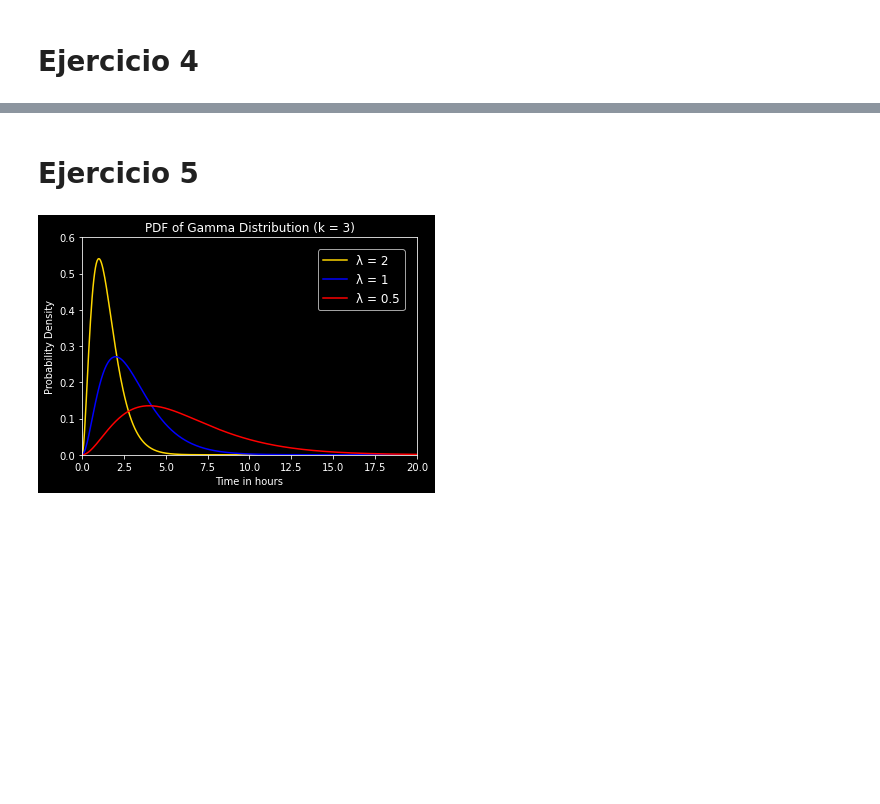
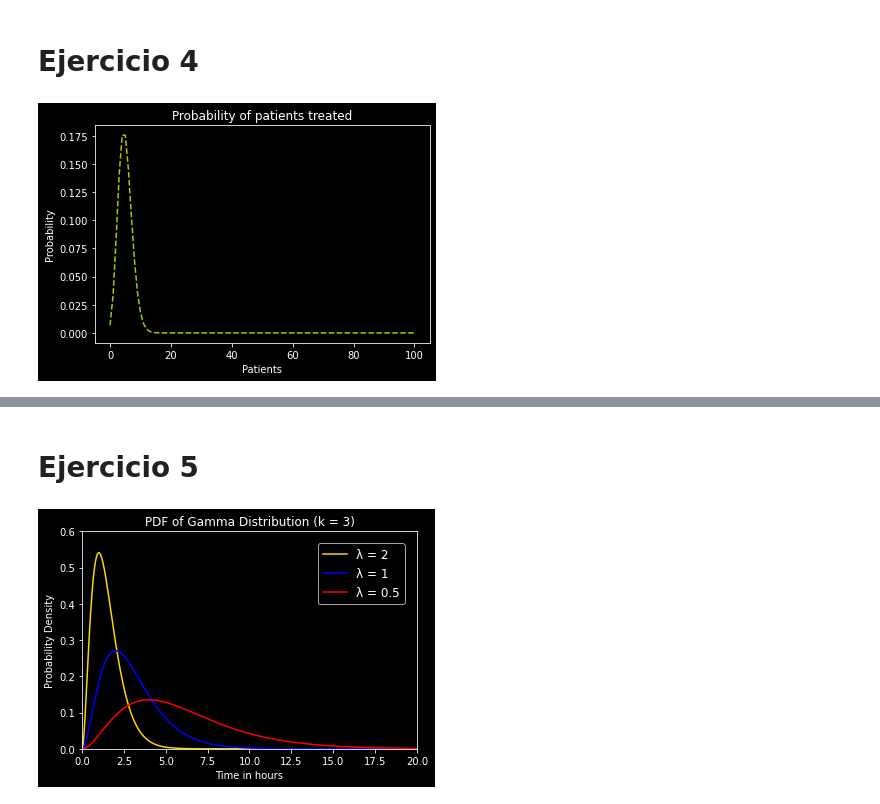
Before and after one commit to martspain/Poisson-GammaVariables, a Jupyter notebook: src/main.ipynb, the cells around one changed output, grey strips where cells are left out. Saved outputs shown, nothing was run; the diff lists cells and outputs as text; code cells hidden in the pictures; blank space fills up the shorter version.

```diff
--- a/src/main.ipynb
+++ b/src/main.ipynb
@@ -204,2 +204,23 @@ plt.show()
 # %% [markdown]
 # Ejercicio 4
+# %%
+xmin = 0 # min 0 hurricanes
+xmax = 100 # max of patients
+xlam = 5
+
+xvalues = []
+yvalues = []
+
+for current in range(xmax + 1):
+  xvalues.append(current)
+  yvalues.append(Poisson(current, xlam))
+# %%
+plt.plot(xvalues, yvalues, 'y--')
+#plt.xticks(xvalues)
+plt.title("Probability of patients treated")
+plt.xlabel('Patients')
+plt.ylabel('Probability')
+#plt.grid()
+plt.show()
+# %% [output]
+[figure, added]
```
Also changed, not shown: parts of 4 cells of this notebook.
